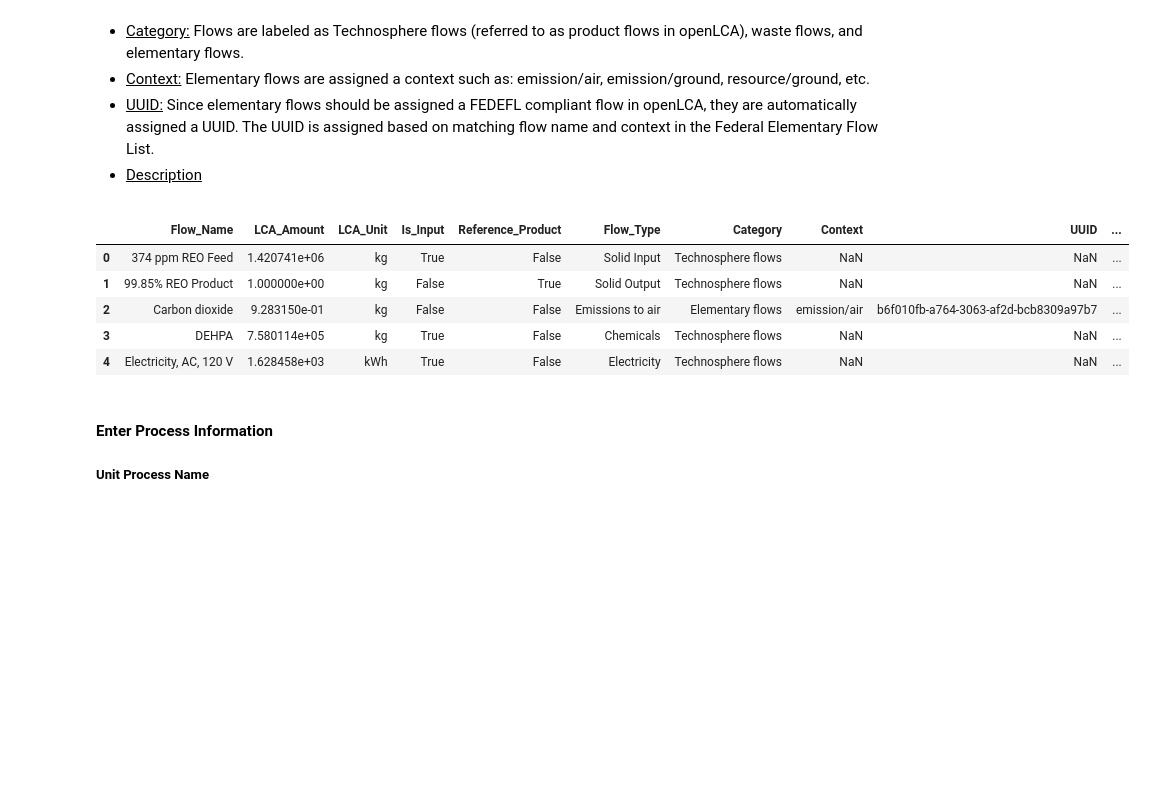
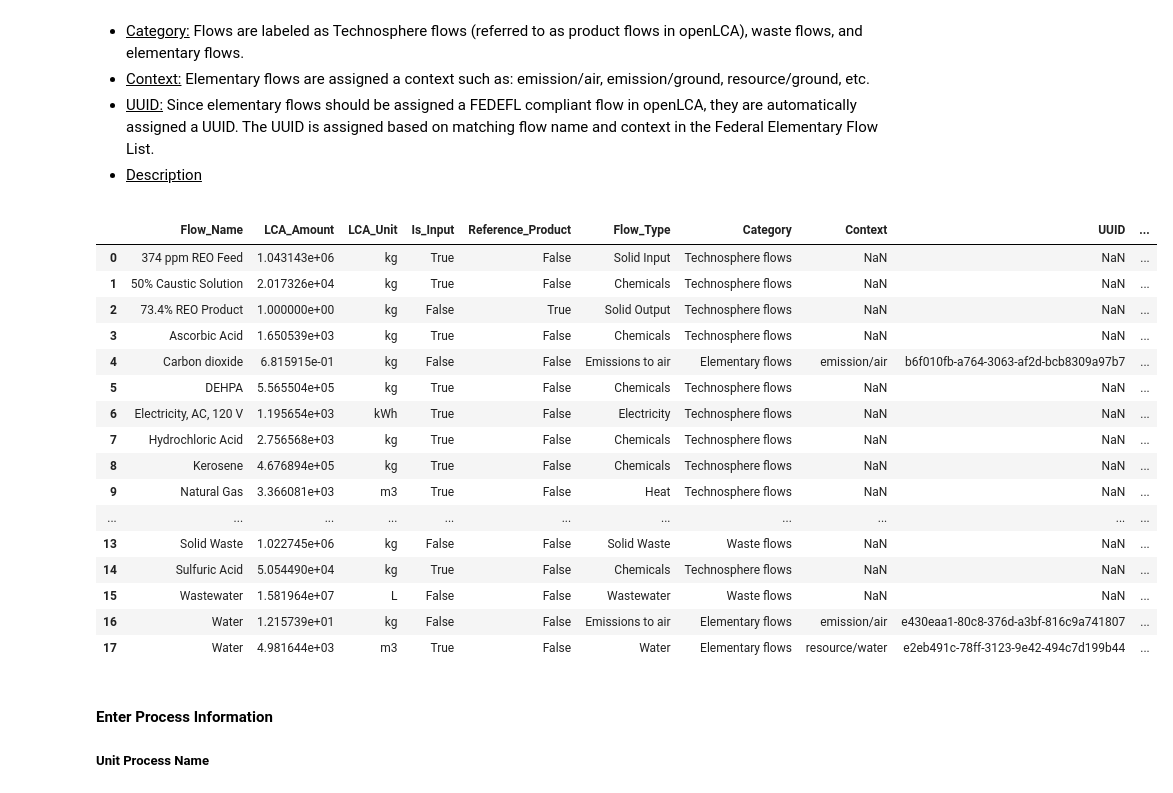
Before and after one commit to KeyLogicLCA/lca-prommis, a Jupyter notebook: PrOMMiS_LCA_Model.ipynb, the cells around one changed output. Saved outputs shown, nothing was run; the diff lists cells and outputs as text; code cells hidden in the pictures; blank space fills up the shorter version.

```diff
--- a/PrOMMiS_LCA_Model.ipynb
+++ b/PrOMMiS_LCA_Model.ipynb
@@ -335,14 +341,25 @@ The exchanges table should have the following:
 # %%
 # Save the LCA data produced in previous steps in a dataframe called df
 df = pd.read_csv('output/lca_df_finalized.csv')
-df.head(5)
+df.head(20)
 # %% [output]
 |  | Flow_Name | LCA_Amount | LCA_Unit | Is_Input | Reference_Product | Flow_Type | Category | Context | UUID | ... |
-| 0 | 374 ppm REO Feed | 1.420741e+06 | kg | True | False | Solid Input | Technosphere flows | NaN | NaN | ... |
-| 1 | 99.85% REO Product | 1.000000e+00 | kg | False | True | Solid Output | Technosphere flows | NaN | NaN | ... |
-| 2 | Carbon dioxide | 9.283150e-01 | kg | False | False | Emissions to air | Elementary flows | emission/air | b6f010fb-a764-3063-af2d-bcb8309a97b7 | ... |
-| 3 | DEHPA | 7.580114e+05 | kg | True | False | Chemicals | Technosphere flows | NaN | NaN | ... |
-| 4 | Electricity, AC, 120 V | 1.628458e+03 | kWh | True | False | Electricity | Technosphere flows | NaN | NaN | ... |
+| 0 | 374 ppm REO Feed | 1.043143e+06 | kg | True | False | Solid Input | Technosphere flows | NaN | NaN | ... |
+| 1 | 50% Caustic Solution | 2.017326e+04 | kg | True | False | Chemicals | Technosphere flows | NaN | NaN | ... |
+| 2 | 73.4% REO Product | 1.000000e+00 | kg | False | True | Solid Output | Technosphere flows | NaN | NaN | ... |
+| 3 | Ascorbic Acid | 1.650539e+03 | kg | True | False | Chemicals | Technosphere flows | NaN | NaN | ... |
+| 4 | Carbon dioxide | 6.815915e-01 | kg | False | False | Emissions to air | Elementary flows | emission/air | b6f010fb-a764-3063-af2d-bcb8309a97b7 | ... |
+| 5 | DEHPA | 5.565504e+05 | kg | True | False | Chemicals | Technosphere flows | NaN | NaN | ... |
+| 6 | Electricity, AC, 120 V | 1.195654e+03 | kWh | True | False | Electricity | Technosphere flows | NaN | NaN | ... |
+| 7 | Hydrochloric Acid | 2.756568e+03 | kg | True | False | Chemicals | Technosphere flows | NaN | NaN | ... |
+| 8 | Kerosene | 4.676894e+05 | kg | True | False | Chemicals | Technosphere flows | NaN | NaN | ... |
+| 9 | Natural Gas | 3.366081e+03 | m3 | True | False | Heat | Technosphere flows | NaN | NaN | ... |
+| ... | ... | ... | ... | ... | ... | ... | ... | ... | ... | ... |
+| 13 | Solid Waste | 1.022745e+06 | kg | False | False | Solid Waste | Waste flows | NaN | NaN | ... |
+| 14 | Sulfuric Acid | 5.054490e+04 | kg | True | False | Chemicals | Technosphere flows | NaN | NaN | ... |
+| 15 | Wastewater | 1.581964e+07 | L | False | False | Wastewater | Waste flows | NaN | NaN | ... |
+| 16 | Water | 1.215739e+01 | kg | False | False | Emissions to air | Elementary flows | emission/air | e430eaa1-80c8-376d-a3bf-816c9a741807 | ... |
+| 17 | Water | 4.981644e+03 | m3 | True | False | Water | Elementary flows | resource/water | e2eb491c-78ff-3123-9e42-494c7d199b44 | ... |
 # %% [markdown]
 #### <span style="color:black; font-weight:bold"> Enter Process Information </span>
 
```
Also changed, not shown: parts of 9 cells of this notebook, 7 other files.
